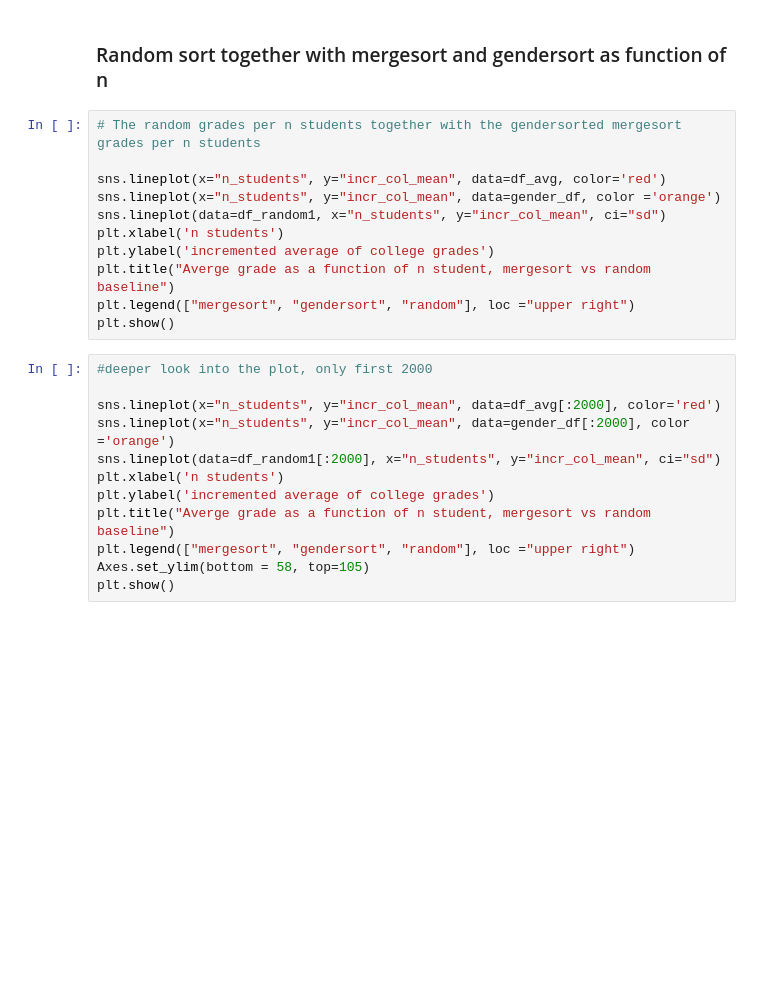
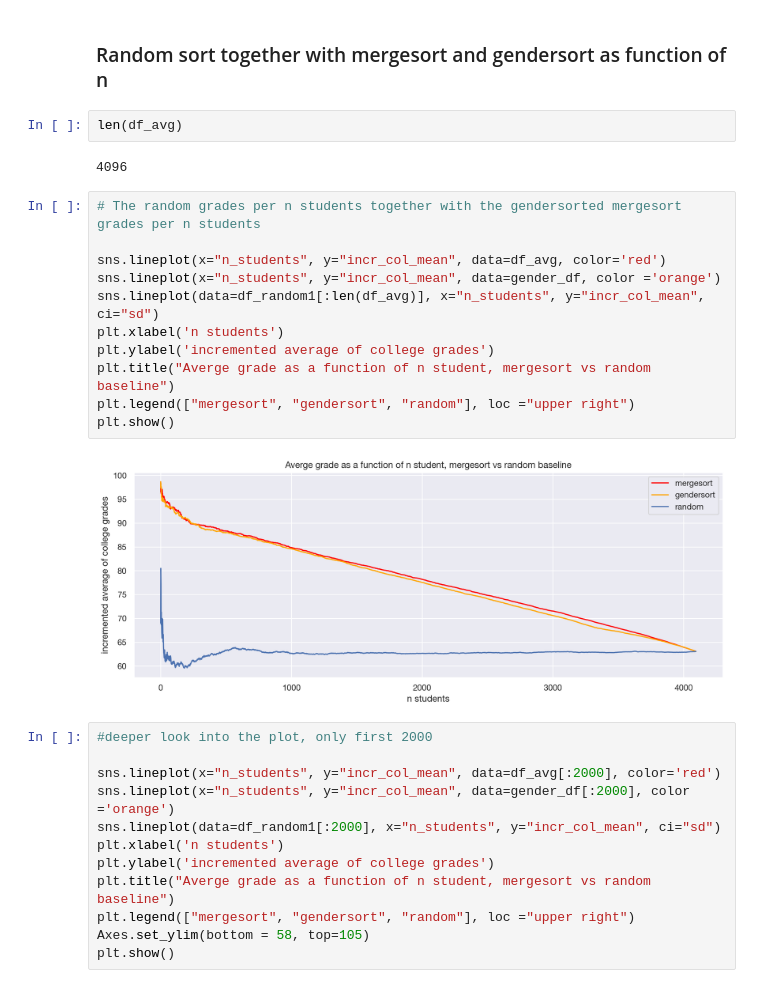
Before and after one commit to s183910/Bachelor_Gabi_Kat, a Jupyter notebook: Notebooks/Basic_dists/Baselines real.ipynb, the cells around one changed output. Drawn from its saved outputs; the diff is of its cells as text; blank space fills up the shorter version.

```diff
--- a/Notebooks/Basic_dists/Baselines real.ipynb
+++ b/Notebooks/Basic_dists/Baselines real.ipynb
@@ -237,16 +253,22 @@ KeyboardInterrupt:
 # %% [markdown]
 ### Random sort together with mergesort and gendersort as function of n
+# %%
+len(df_avg)
+# %% [output]
+4096
 # %%
 # The random grades per n students together with the gendersorted mergesort grades per n students
 
 sns.lineplot(x="n_students", y="incr_col_mean", data=df_avg, color='red')
 sns.lineplot(x="n_students", y="incr_col_mean", data=gender_df, color ='orange')
-sns.lineplot(data=df_random1, x="n_students", y="incr_col_mean", ci="sd")
+sns.lineplot(data=df_random1[:len(df_avg)], x="n_students", y="incr_col_mean", ci="sd")
 plt.xlabel('n students')
 plt.ylabel('incremented average of college grades')
 plt.title("Averge grade as a function of n student, mergesort vs random baseline")
 plt.legend(["mergesort", "gendersort", "random"], loc ="upper right")
 plt.show()
+# %% [output]
+[figure, added]
 # %%
 #deeper look into the plot, only first 2000
 
```
Also changed, not shown: parts of 10 cells of this notebook, 1 other file.
